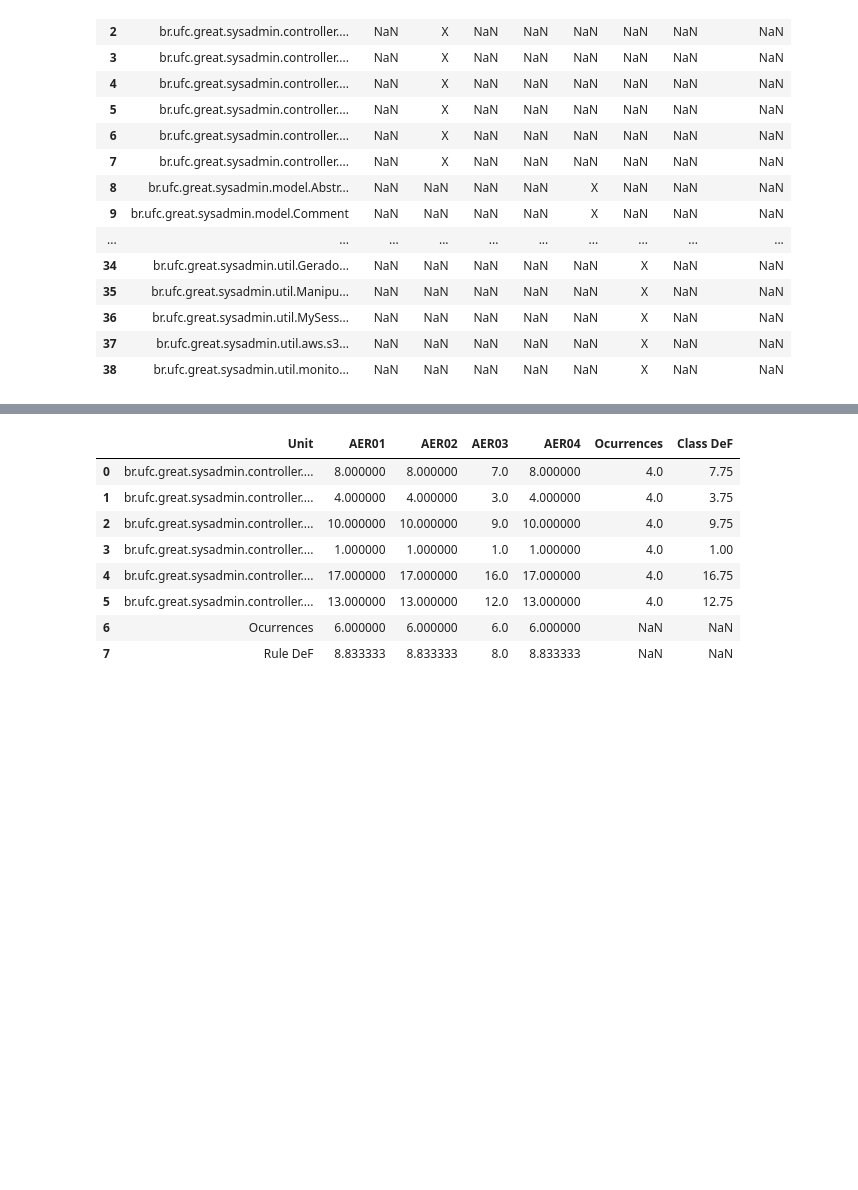
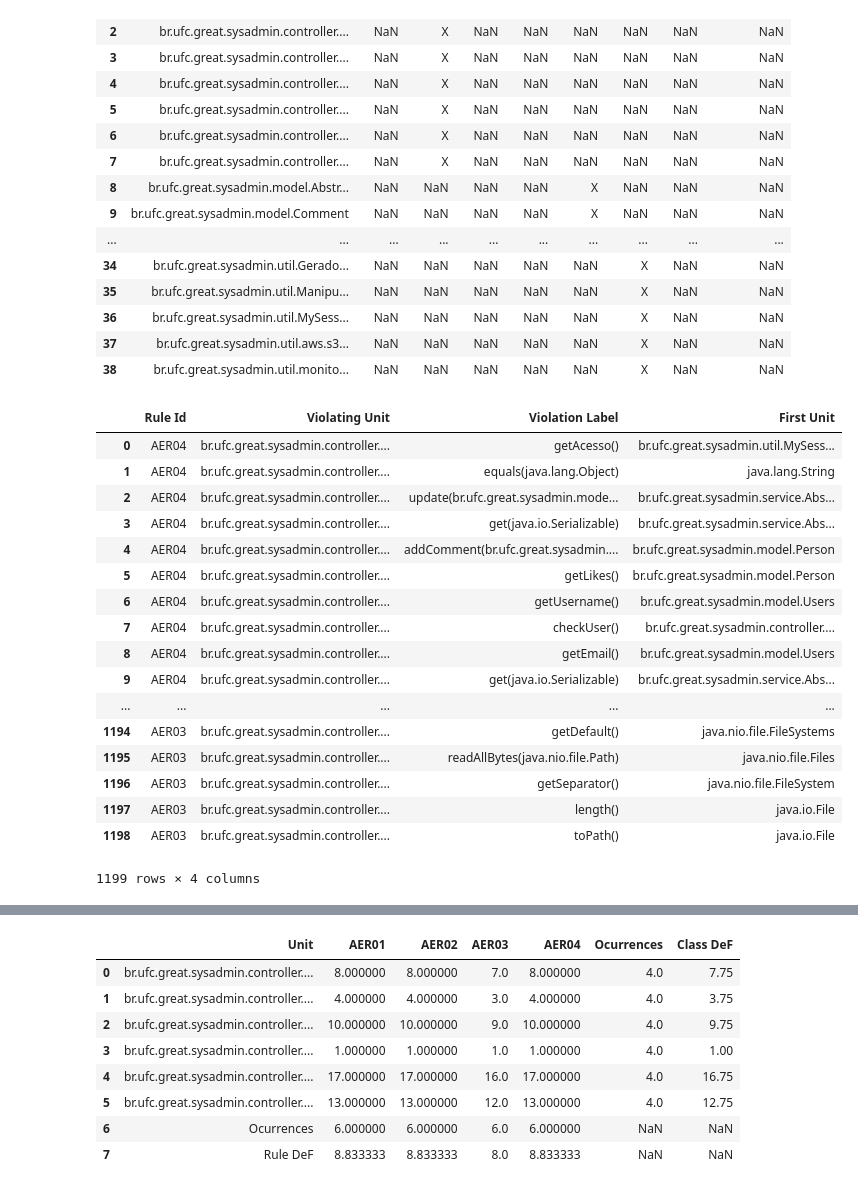
Before and after one commit to mining-software-repositories/systagramCaseStudy, a Jupyter notebook: python/Dataframe analysis.ipynb, the cells around one changed output, grey strips where cells are left out. Cells and saved outputs as stored; diff of their text form; code cells hidden in the pictures; blank space fills up the shorter version.

```diff
--- a/python/Dataframe analysis.ipynb
+++ b/python/Dataframe analysis.ipynb
@@ -61,6 +61,28 @@ df_dataset_systagram1_4_0_unit_compartment_mapping_matrix_
 | 36 | br.ufc.great.sysadmin.util.MySess... | NaN | NaN | NaN | NaN | NaN | X | NaN | NaN |
 | 37 | br.ufc.great.sysadmin.util.aws.s3... | NaN | NaN | NaN | NaN | NaN | X | NaN | NaN |
 | 38 | br.ufc.great.sysadmin.util.monito... | NaN | NaN | NaN | NaN | NaN | X | NaN | NaN |
+# %%
+my_columns_1_4_0_rule_violation = ['Rule Id', 'Violating Unit', 'Violation Label', 'First Unit']
+df_dataset_systagram1_4_0_rule_violation_[my_columns_1_4_0_rule_violation]
+# %% [output]
+|  | Rule Id | Violating Unit | Violation Label | First Unit |
+| 0 | AER04 | br.ufc.great.sysadmin.controller.... | getAcesso() | br.ufc.great.sysadmin.util.MySess... |
+| 1 | AER04 | br.ufc.great.sysadmin.controller.... | equals(java.lang.Object) | java.lang.String |
+| 2 | AER04 | br.ufc.great.sysadmin.controller.... | update(br.ufc.great.sysadmin.mode... | br.ufc.great.sysadmin.service.Abs... |
+| 3 | AER04 | br.ufc.great.sysadmin.controller.... | get(java.io.Serializable) | br.ufc.great.sysadmin.service.Abs... |
+| 4 | AER04 | br.ufc.great.sysadmin.controller.... | addComment(br.ufc.great.sysadmin.... | br.ufc.great.sysadmin.model.Person |
+| 5 | AER04 | br.ufc.great.sysadmin.controller.... | getLikes() | br.ufc.great.sysadmin.model.Person |
+| 6 | AER04 | br.ufc.great.sysadmin.controller.... | getUsername() | br.ufc.great.sysadmin.model.Users |
+| 7 | AER04 | br.ufc.great.sysadmin.controller.... | checkUser() | br.ufc.great.sysadmin.controller.... |
+| 8 | AER04 | br.ufc.great.sysadmin.controller.... | getEmail() | br.ufc.great.sysadmin.model.Users |
+| 9 | AER04 | br.ufc.great.sysadmin.controller.... | get(java.io.Serializable) | br.ufc.great.sysadmin.service.Abs... |
+| ... | ... | ... | ... | ... |
+| 1194 | AER03 | br.ufc.great.sysadmin.controller.... | getDefault() | java.nio.file.FileSystems |
+| 1195 | AER03 | br.ufc.great.sysadmin.controller.... | readAllBytes(java.nio.file.Path) | java.nio.file.Files |
+| 1196 | AER03 | br.ufc.great.sysadmin.controller.... | getSeparator() | java.nio.file.FileSystem |
+| 1197 | AER03 | br.ufc.great.sysadmin.controller.... | length() | java.io.File |
+| 1198 | AER03 | br.ufc.great.sysadmin.controller.... | toPath() | java.io.File |
+1199 rows × 4 columns
 # %%
 df_dataset_systagram1_4_0_rule_violation_
 # %% [output]
```
Also changed, not shown: parts of 6 cells of this notebook, 1 other file.
